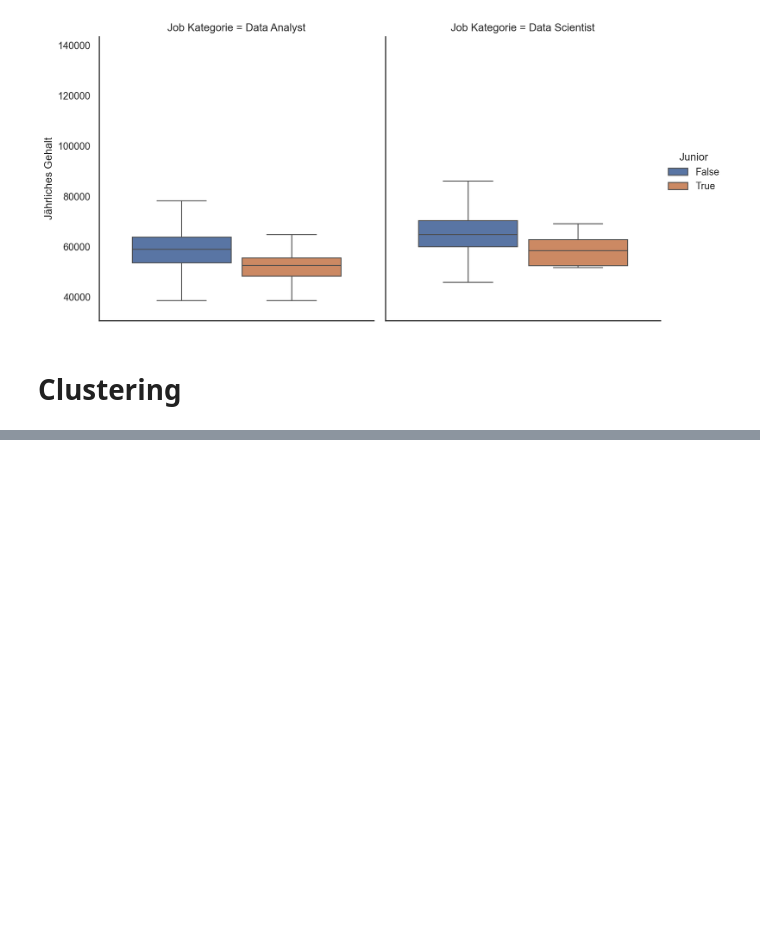
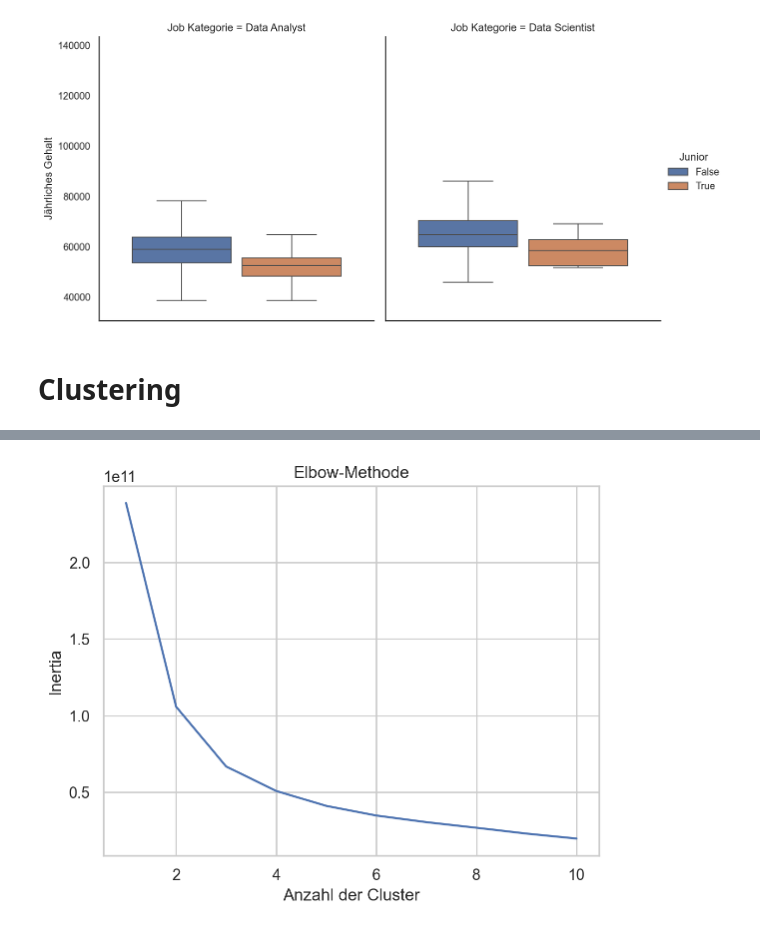
Before and after one commit to tim-hilde/Data-Science-Jobs, a Jupyter notebook: notebooks/03-Gehalt.ipynb, the cells around one changed output, grey strips where cells are left out. Drawn from its saved outputs; the diff is of its cells as text; code cells hidden in the pictures; blank space fills up the shorter version.

```diff
--- a/notebooks/03-Gehalt.ipynb
+++ b/notebooks/03-Gehalt.ipynb
@@ -133,19 +125,0 @@ jobs_input["Gehalt_max_yearly"] = jobs_input["Gehalt_max_yearly"] // 5_000 * 5_0
-# %%
-from sklearn.cluster import KMeans
-
-sns.set_style("whitegrid")
-
-for n in range(1, 10):
-    model = KMeans(n_clusters=n, n_init=100)
-    model.fit(jobs_input)
-    labels = model.predict(jobs_input)
-
-    fig, ax = plt.subplots()
-    ax.scatter(jobs_input.iloc[:, 0], jobs_input.iloc[:, 1], c=labels)
-    ax.set_xlabel("Untere Grenze")
-    ax.set_ylabel("Obere Grenze")
-    ax.set_title("{} Cluster".format(n))
-    ax.set_ylim(ymin=0, ymax=130_000)
-    ax.set_xlim(xmin=0, xmax=130_000)
-    # ax.plot([0, 150_000], [0, 150_000])
-    plt.show()
@@ -161,0 +126,20 @@ for n in range(1, 10):
+# %%
+from sklearn.cluster import KMeans
+
+sns.set_style("whitegrid")
+
+inertia = []
+
+for n in range(1, 11):
+    kmeans = KMeans(n_clusters=n, n_init=100, random_state=0)
+    kmeans.fit_predict(jobs_input)
+    inertia.append(kmeans.inertia_)
+
+
+plt.plot(range(1, 11), inertia)
+plt.title("Elbow-Methode")
+plt.xlabel("Anzahl der Cluster")
+plt.ylabel("Inertia")
+plt.show()
+# %% [output]
+[figure, added]
```
Also changed, not shown: parts of 3 cells of this notebook, 2 other files.
